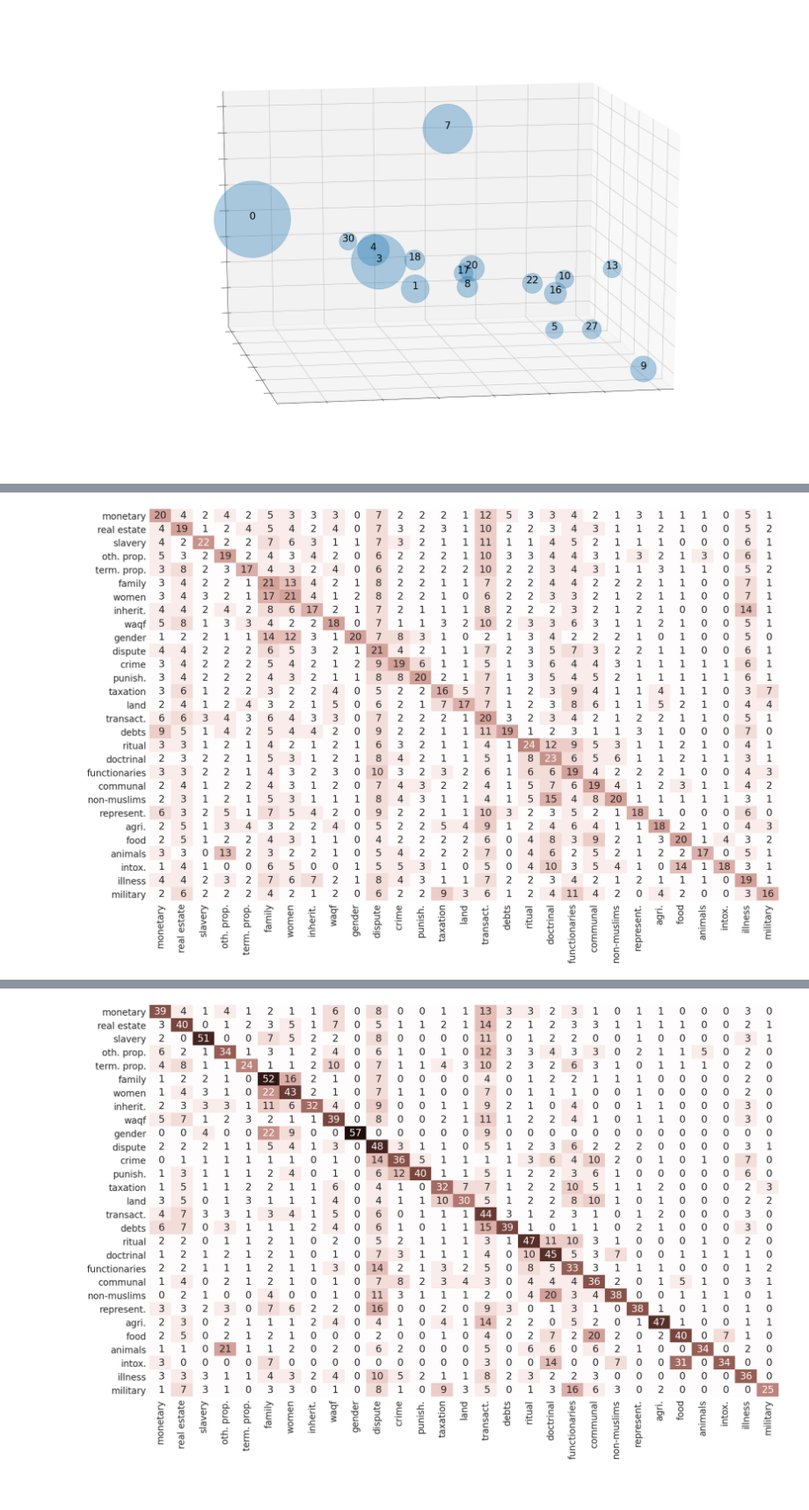
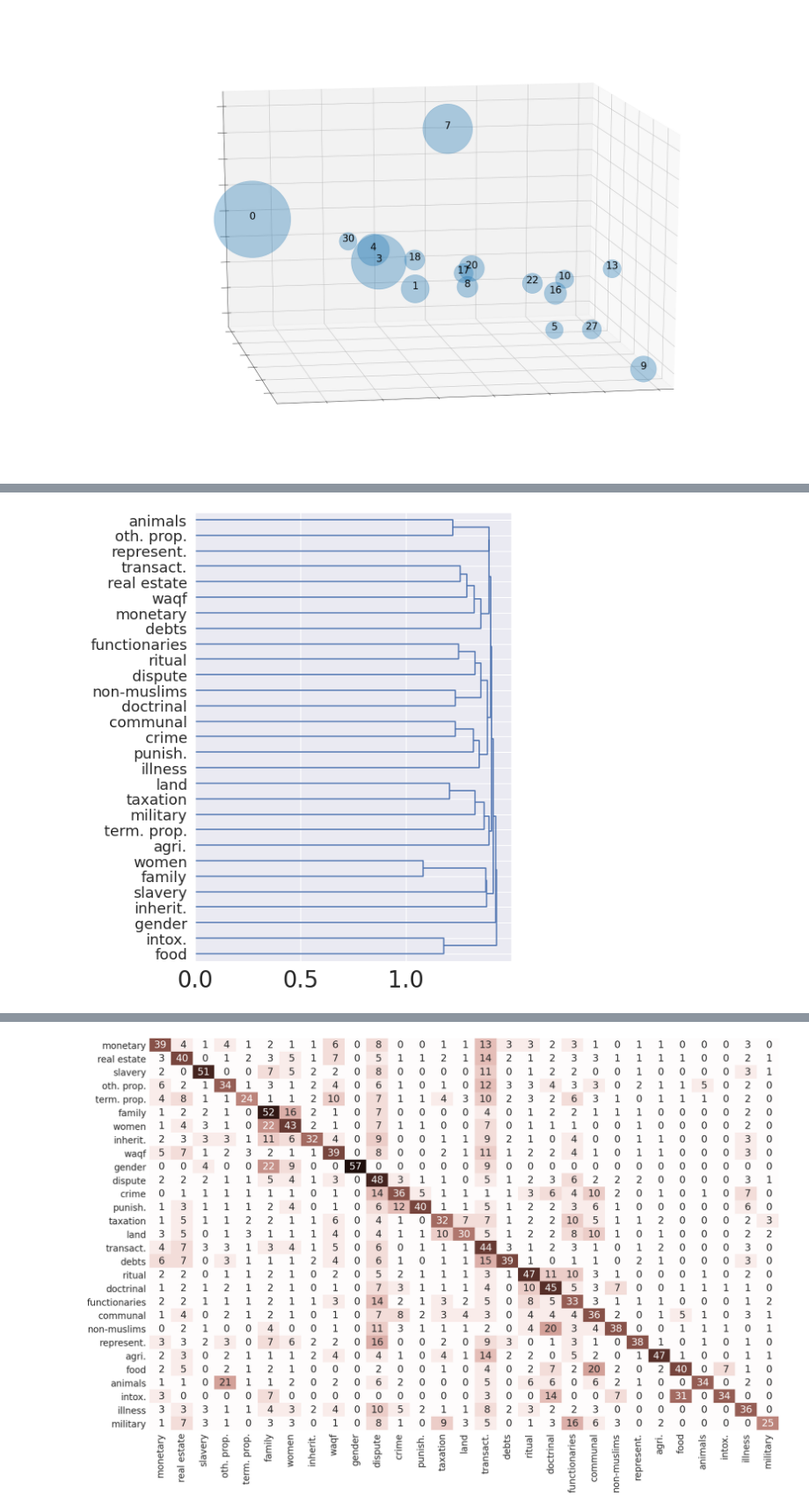
Before and after one commit to kaygun/Semantic_Mapping, a Jupyter notebook: notebooks/all-computations.ipynb, the cells around one changed output, grey strips where cells are left out. Shown at 88% size. Saved outputs shown, nothing was run; the diff lists cells and outputs as text; code cells hidden in the pictures; blank space fills up the shorter version.

```diff
--- a/notebooks/all-computations.ipynb
+++ b/notebooks/all-computations.ipynb
@@ -158 +217,5 @@ Plot3D(coords,sizes,topicNames,(15,260),f'{HOME}/images/ebu-suud-topics-projecti
+# %%
+experiment(3,method='average',exponent=1.0)
+# %% [output]
+[figure, added]
 # %%
@@ -191,7 +244,3 @@ def supervisedMatrix(k):
     plt.tight_layout()
     plt.savefig(f'../images/ebu-suud-supervised-categories-matrix-w{k}.png')
     plt.show()
-# %%
-supervisedMatrix(1)
-# %% [output]
-[figure, removed]
```
Also changed, not shown: parts of 13 cells of this notebook, 4 other files.
